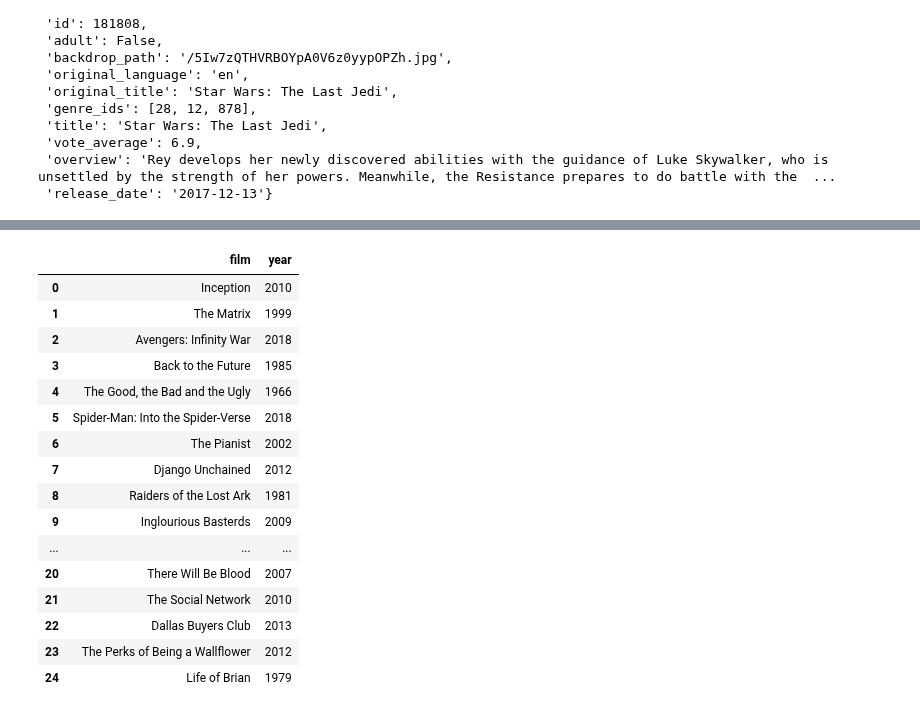
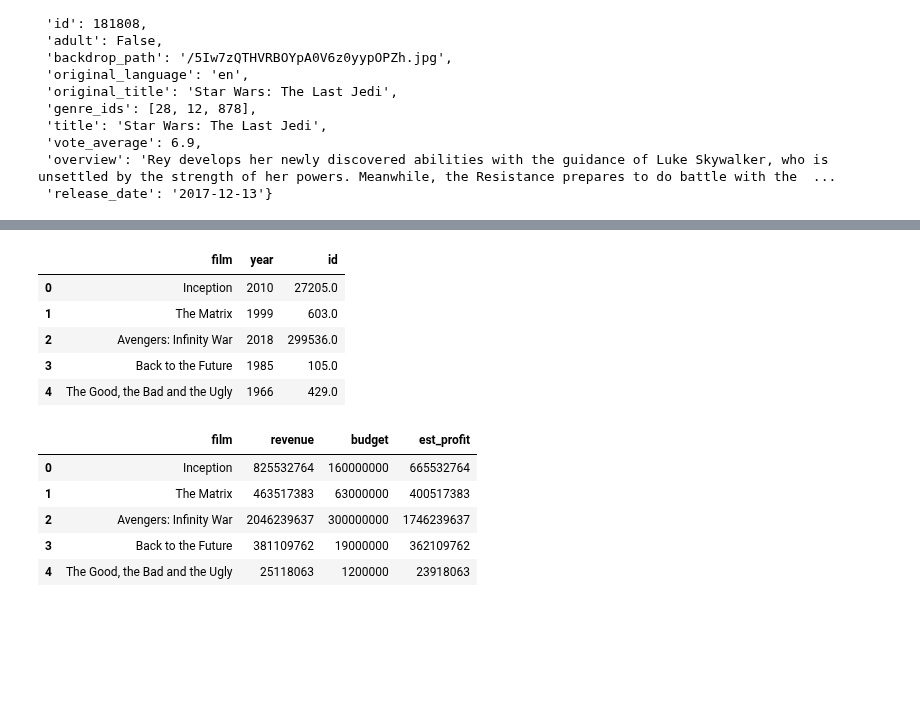
Before and after one commit to dreh84/Group-6-ETL-Project, a Jupyter notebook: API_Pull.ipynb, the cells around one changed output, grey strips where cells are left out. Saved outputs shown, nothing was run; the diff lists cells and outputs as text; code cells hidden in the pictures; blank space fills up the shorter version.

```diff
--- a/API_Pull.ipynb
+++ b/API_Pull.ipynb
@@ -175,20 +208,18 @@ df
 # %%
-movies_iterate.head(25)
+movies_iterate.head()
 # %% [output]
-|  | film | year |
-| 0 | Inception | 2010 |
-| 1 | The Matrix | 1999 |
-| 2 | Avengers: Infinity War | 2018 |
-| 3 | Back to the Future | 1985 |
-| 4 | The Good, the Bad and the Ugly | 1966 |
-| 5 | Spider-Man: Into the Spider-Verse | 2018 |
-| 6 | The Pianist | 2002 |
-| 7 | Django Unchained | 2012 |
-| 8 | Raiders of the Lost Ark | 1981 |
-| 9 | Inglourious Basterds | 2009 |
-| ... | ... | ... |
-| 20 | There Will Be Blood | 2007 |
-| 21 | The Social Network | 2010 |
-| 22 | Dallas Buyers Club | 2013 |
-| 23 | The Perks of Being a Wallflower | 2012 |
-| 24 | Life of Brian | 1979 |
+|  | film | year | id |
+| 0 | Inception | 2010 | 27205.0 |
+| 1 | The Matrix | 1999 | 603.0 |
+| 2 | Avengers: Infinity War | 2018 | 299536.0 |
+| 3 | Back to the Future | 1985 | 105.0 |
+| 4 | The Good, the Bad and the Ugly | 1966 | 429.0 |
+# %%
+movie_financials.head()
+# %% [output]
+|  | film | revenue | budget | est_profit |
+| 0 | Inception | 825532764 | 160000000 | 665532764 |
+| 1 | The Matrix | 463517383 | 63000000 | 400517383 |
+| 2 | Avengers: Infinity War | 2046239637 | 300000000 | 1746239637 |
+| 3 | Back to the Future | 381109762 | 19000000 | 362109762 |
+| 4 | The Good, the Bad and the Ugly | 25118063 | 1200000 | 23918063 |
```
Also changed, not shown: parts of 6 cells of this notebook, 1 other file.
